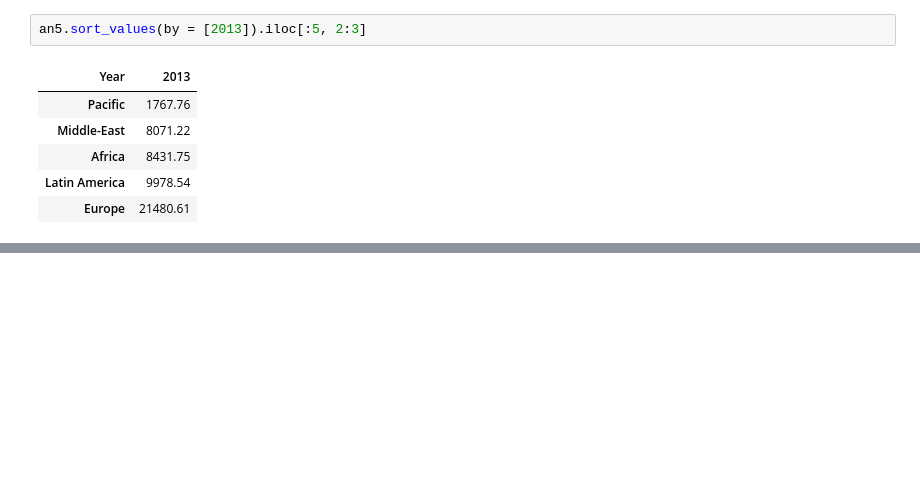
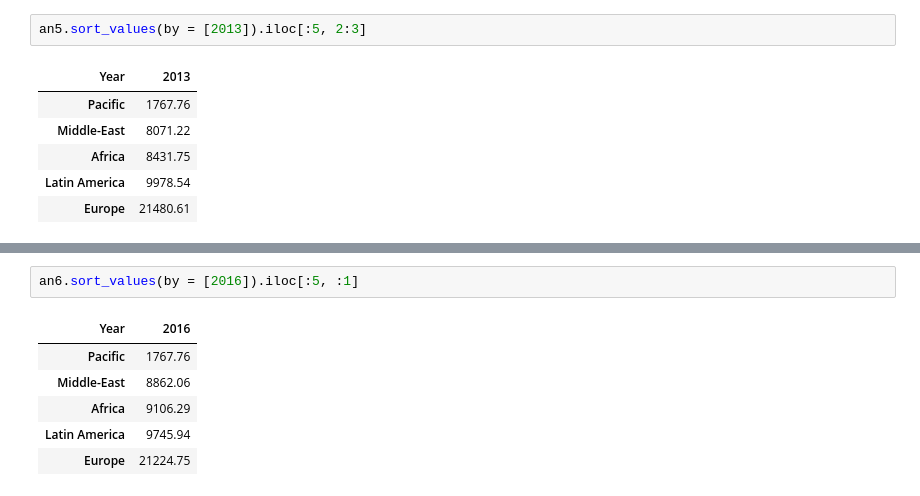
Before and after one commit to Alimva/Trabalho-Final-de-Dados, a Jupyter notebook: main/Notebooks/EDAs/alice_martins.ipynb, the cells around one changed output, grey strips where cells are left out. Drawn from its saved outputs; the diff is of its cells as text; blank space fills up the shorter version.

```diff
--- a/main/Notebooks/EDAs/alice_martins.ipynb
+++ b/main/Notebooks/EDAs/alice_martins.ipynb
@@ -523,0 +542,9 @@ an5.sort_values(by = [2013]).iloc[:5, 2:3]
+# %%
+an6.sort_values(by = [2016]).iloc[:5, :1]
+# %% [output]
+| Year | 2016 |
+| Pacific | 1767.76 |
+| Middle-East | 8862.06 |
+| Africa | 9106.29 |
+| Latin America | 9745.94 |
+| Europe | 21224.75 |
```
Also changed, not shown: parts of 8 cells of this notebook.
